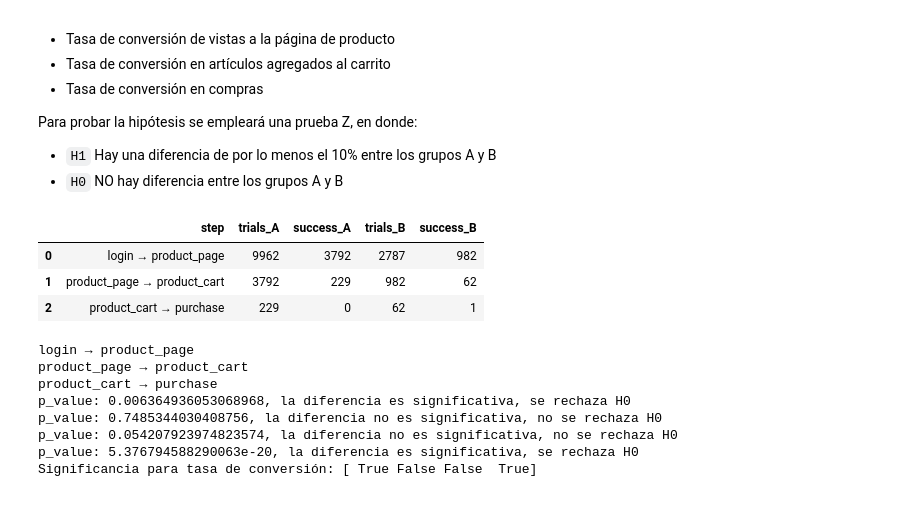
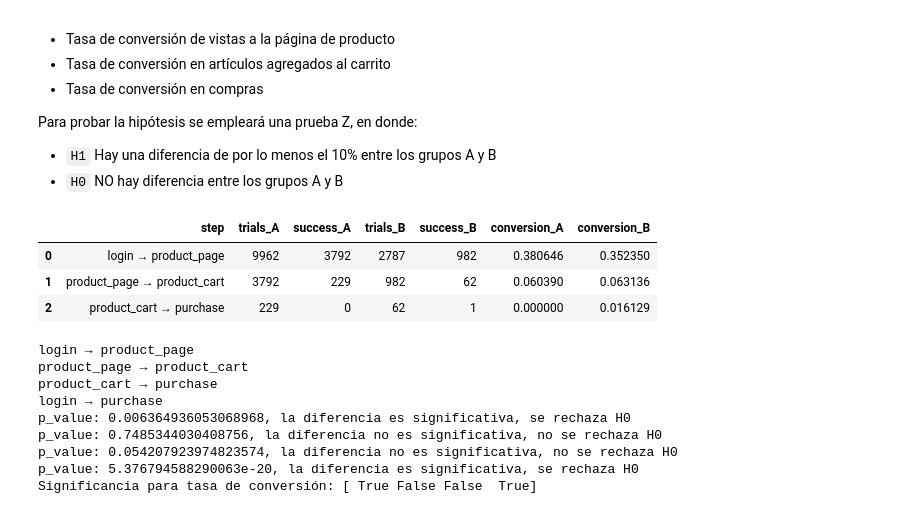
Before and after one commit to XivxnX/recommender_system_test, a Jupyter notebook: recommender_system_test.ipynb, the cells around one changed output. Cells and saved outputs as stored; diff of their text form; code cells hidden in the pictures.

```diff
--- a/recommender_system_test.ipynb
+++ b/recommender_system_test.ipynb
@@ -494,35 +496,37 @@ funnel_filtered_B = trace_funnel(users_filtered_B)
 # %%
 # DafatFrame: pares de etapas en el funnel
 # unir funnels
 merge_funnels_filtered = funnel_filtered_A[['event', 'users']].join(funnel_filtered_B['users'], lsuffix='_A', rsuffix='_B')
 
 funnels = pd.DataFrame({
     'event': ['login','product_page','product_cart','purchase'],
     'users_A': [9962,3792,229,0],
     'users_B': [2787,982,62,1]
 })
 
 # Crear estructura por pares
 pairs = []
 events = funnels['event'].to_list()
 
 for i in range(len(events)-1):
     pairs.append({
         "step": f"{events[i]} → {events[i+1]}",
         "trials_A": funnels.loc[i, 'users_A'],
         "success_A": funnels.loc[i+1, 'users_A'],
         "trials_B": funnels.loc[i, 'users_B'],
         "success_B": funnels.loc[i+1, 'users_B']
     })
 
 # crear DafatFrame: pares de etapas en el funnel
 pairs = pd.DataFrame(pairs)
+pairs['conversion_A'] = pairs['success_A'] / pairs['trials_A']
+pairs['conversion_B'] = pairs['success_B'] / pairs['trials_B']
 pairs
 # %% [output]
-|  | step | trials_A | success_A | trials_B | success_B |
-| 0 | login → product_page | 9962 | 3792 | 2787 | 982 |
-| 1 | product_page → product_cart | 3792 | 229 | 982 | 62 |
-| 2 | product_cart → purchase | 229 | 0 | 62 | 1 |
+|  | step | trials_A | success_A | trials_B | success_B | conversion_A | conversion_B |
+| 0 | login → product_page | 9962 | 3792 | 2787 | 982 | 0.380646 | 0.352350 |
+| 1 | product_page → product_cart | 3792 | 229 | 982 | 62 | 0.060390 | 0.063136 |
+| 2 | product_cart → purchase | 229 | 0 | 62 | 1 | 0.000000 | 0.016129 |
 # %%
 #===============================evaluar diferencia en las tasas de conversiones por grupo=====================
 # almacenar valores "p"
@@ -542,6 +546,7 @@ conversion = conversion_per_group.groupby('group').agg({'total_logins':'sum', 't
 succes = conversion['total_purchase']
 trials = conversion['total_logins']
 
+print('login → purchase')
 z_test = proportions_ztest(succes, trials)           # aplicar prueba Z
 p_vals.append(z_test[1])
 
@@ -563,6 +568,7 @@ print('Significancia para tasa de conversión:', holm_test[0])
 login → product_page
 product_page → product_cart
 product_cart → purchase
+login → purchase
 p_value: 0.006364936053068968, la diferencia es significativa, se rechaza H0
 p_value: 0.7485344030408756, la diferencia no es significativa, no se rechaza H0
 p_value: 0.054207923974823574, la diferencia no es significativa, no se rechaza H0
```
Also changed, not shown: parts of 10 cells of this notebook.
